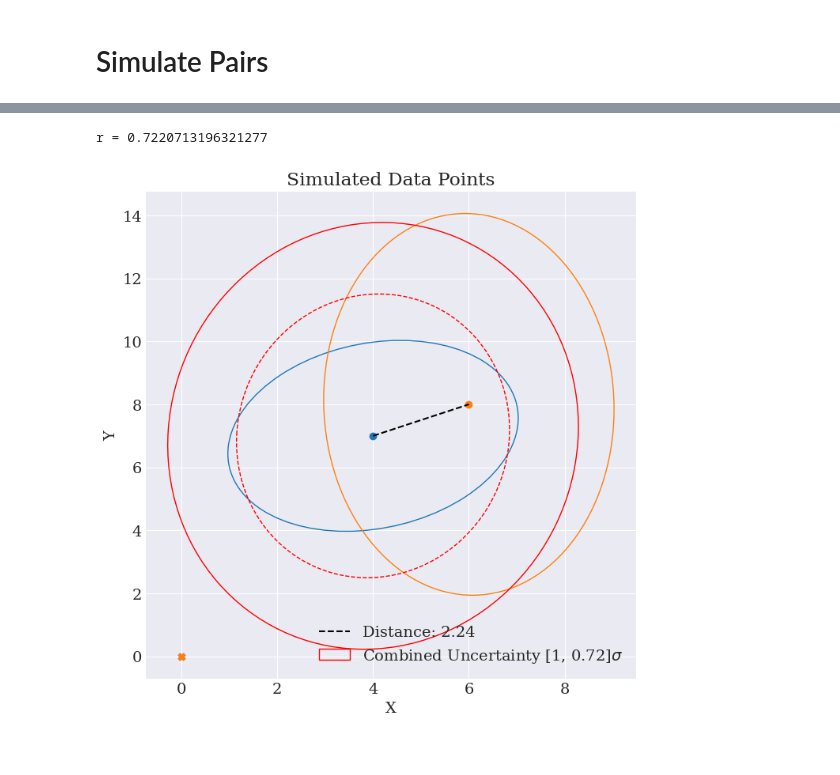
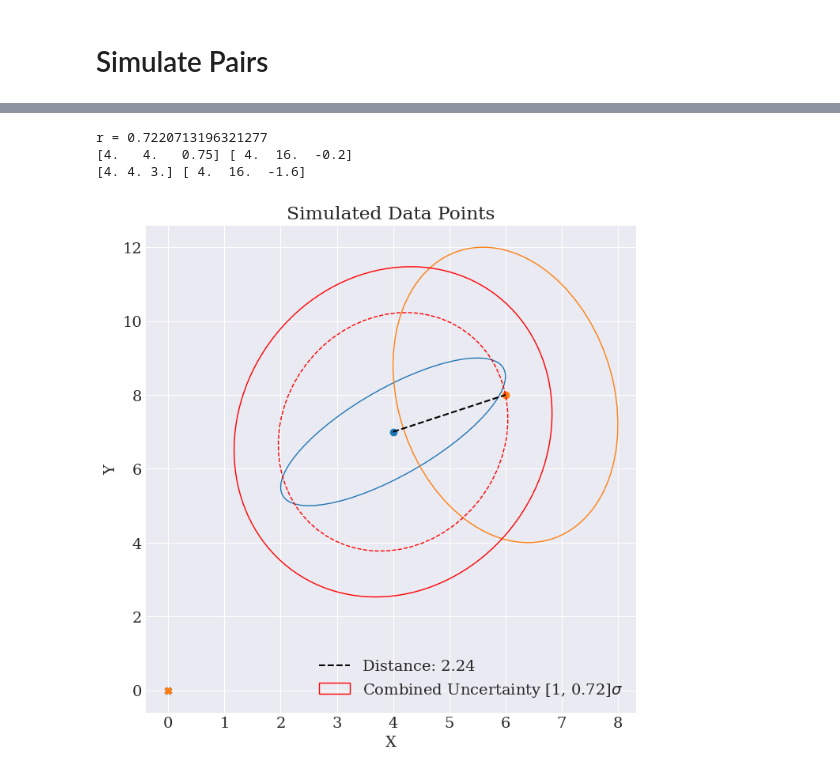
Before and after one commit to RenVit318/masterproject, a Jupyter notebook: src/notebooks/error_normalized_distance_sim.ipynb, the cells around one changed output, grey strips where cells are left out. Drawn from its saved outputs; the diff is of its cells as text; code cells hidden in the pictures.

```diff
--- a/src/notebooks/error_normalized_distance_sim.ipynb
+++ b/src/notebooks/error_normalized_distance_sim.ipynb
@@ -100,9 +102,10 @@ def error_ellipses(mu, covmat, sigma_levels, **kwargs):
     import matplotlib as mpl
     from scipy.special import erf
 
-    sigmaLevels2D = -2.0 * np.log(
-        1.0 - erf(np.array([sigma_levels]).flatten() / np.sqrt(2.0))
-    )
+    sigmaLevels2D = np.array([sigma_levels]).flatten()
+    #sigmaLevels2D = -2.0 * np.log(
+    #    1.0 - erf(np.array([sigma_levels]).flatten() / np.sqrt(2.0))
+    #)
 
     eigvalmax = 0.5 * (
         covmat[0]
@@ -114,6 +117,7 @@ def error_ellipses(mu, covmat, sigma_levels, **kwargs):
         + covmat[1]
         - np.sqrt((covmat[0] - covmat[1]) ** 2 + 4 * covmat[2] ** 2)
     )
+
     angle = np.arctan2((covmat[0] - eigvalmax), -covmat[2]) / np.pi * 180
     errEllipses = []
     for csqr in sigmaLevels2D:
@@ -148,6 +152,9 @@ cov2 = [[unc2[0], unc2[2]], [unc2[2], unc2[1]]]
 # Sample two points from this distribution
 pos1 = np.random.multivariate_normal(mean1, cov1, 1)[0]
 pos2 = np.random.multivariate_normal(mean2, cov2, 1)[0]
+
+unc1[2] *= (unc1[0]*unc1[1])
+unc2[2] *= (unc2[0]*unc2[1])
 
 # Compute distance and error normalized distances
 distance = compute_error_normalized_distance(pos1, pos2, unc1, unc2, method='none', coordinates='cartesian')
@@ -264,44 +274,49 @@ D_simple = compute_error_normalized_distance(pos1, pos2, unc1, unc2, method='sim
 D_directional = compute_error_normalized_distance(pos1, pos2, unc1, unc2, method='directional', coordinates='cartesian')
 D_full = compute_error_normalized_distance(pos1, pos2, unc1, unc2, method='full', coordinates='cartesian')
 
-
+print(unc1, unc2)
+unc1[2] *= np.sqrt((unc1[0]*unc1[1]))
+unc2[2] *= np.sqrt((unc2[0]*unc2[1]))
+print(unc1, unc2)
 
 # Draw error ellipses individually using agapylib
 ellipse_kwargs = {
     'fc': None,
     'fill': False
 }
-ellipse1 = error_ellipses(pos1, unc1, 1, **ellipse_kwargs, ec='C0')
-ellipse2 = error_ellipses(pos2, unc2, 1, **ellipse_kwargs, ec='C1')
-ellipse_combined = error_ellipses(pos1, unc1+unc2, 1, **ellipse_kwargs, ec='red', label=rf'Combined Uncertainty [1, {D_full:.2f}]$\sigma$')
-ellipse_combined_D = error_ellipses(pos1, unc1+unc2, D_full**2., **ellipse_kwargs, ec='red', ls='--')#$, label=rf'Combined Uncertainty {D_full:.2f}$\sigma$')
+ellipse1 = error_ellipses(pos1, unc1, [1], **ellipse_kwargs, ec='C0')
+ellipse2 = error_ellipses(pos2, unc2, [1], **ellipse_kwargs, ec='C1')
+ellipse_combined = error_ellipses(pos1, unc1+unc2, [1], **ellipse_kwargs, ec='red', label=rf'Combined Uncertainty [1, {D_full:.2f}]$\sigma$')
+ellipse_combined_D = error_ellipses(pos1, unc1+unc2, [D_full**2], **ellipse_kwargs, ec='red', ls='--')#$, label=rf'Combined Uncertainty {D_full:.2f}$\sigma$')
 
 # Plot everything
 fig = plt.figure(figsize=(8,8))
 ax = fig.add_subplot()
 
 ax.scatter(mean1[0], mean1[1], c='C0', marker='X')
 ax.scatter(mean2[0], mean2[1], c='C1', marker='X')
 
 ax.scatter(pos1[0], pos1[1], c='C0')
 ax.scatter(pos2[0], pos2[1], c='C1')
 ax.plot([pos1[0], pos2[0]], [pos1[1], pos2[1]], c='black', ls='--', label=f'Distance: {distance:.2f}')
 
 # Plot ellipses
 ax.add_patch(ellipse1[0])
 ax.add_patch(ellipse2[0])
 
 ax.add_patch(ellipse_combined[0])
 for i in range(len(ellipse_combined_D)):
     ax.add_patch(ellipse_combined_D[i])
 
 ax.set_xlabel('X')
 ax.set_ylabel('Y')
 ax.set_title(f'Simulated Data Points')
 
 plt.legend()
 plt.savefig('temp')
 plt.show()
 # %% [output]
 r = 0.7220713196321277
+[4.   4.   0.75] [ 4.  16.  -0.2]
+[4. 4. 3.] [ 4.  16.  -1.6]
-[figure, old version]
+[figure, new version]
```
Also changed, not shown: parts of 3 cells of this notebook, 18 other files.
